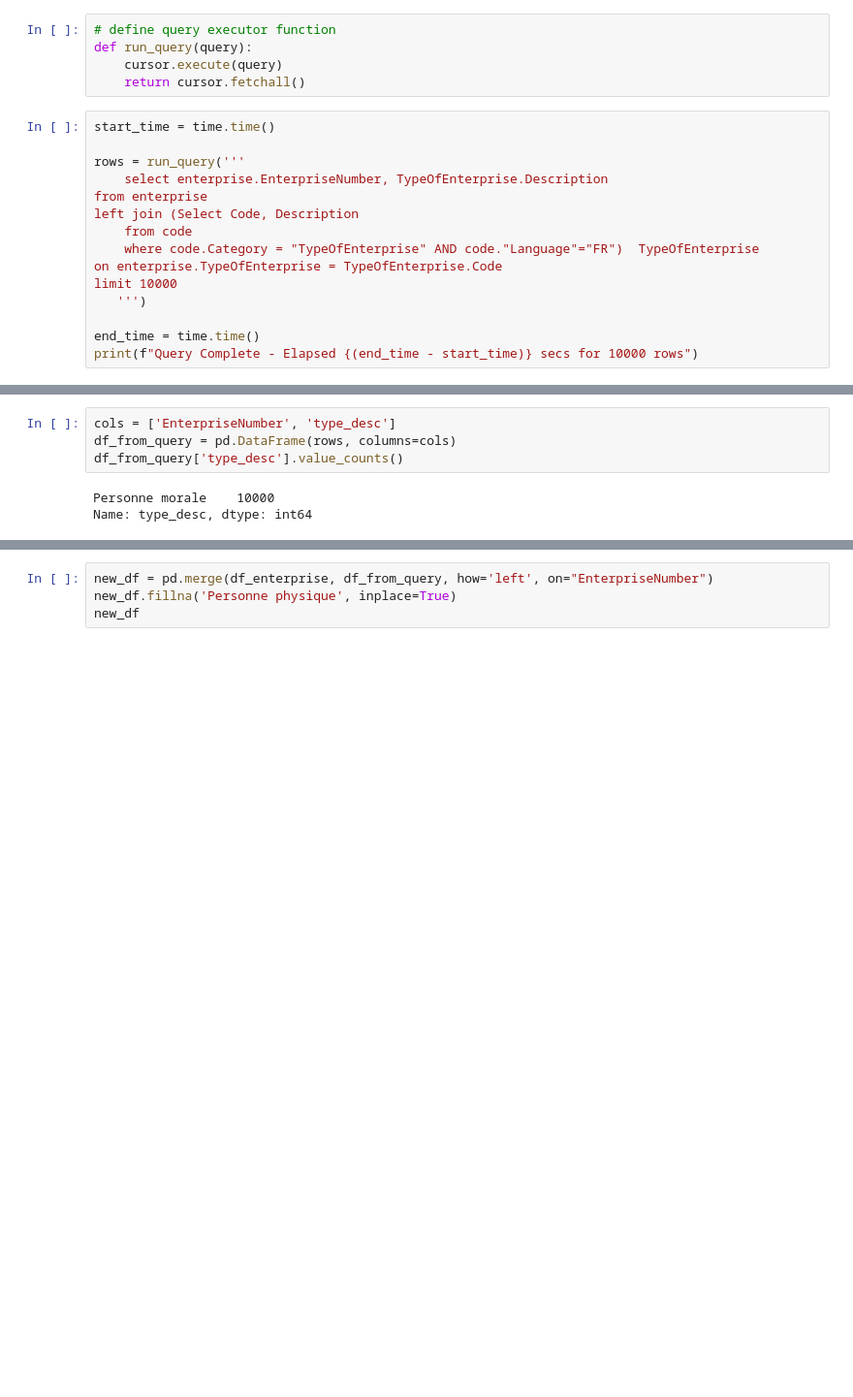
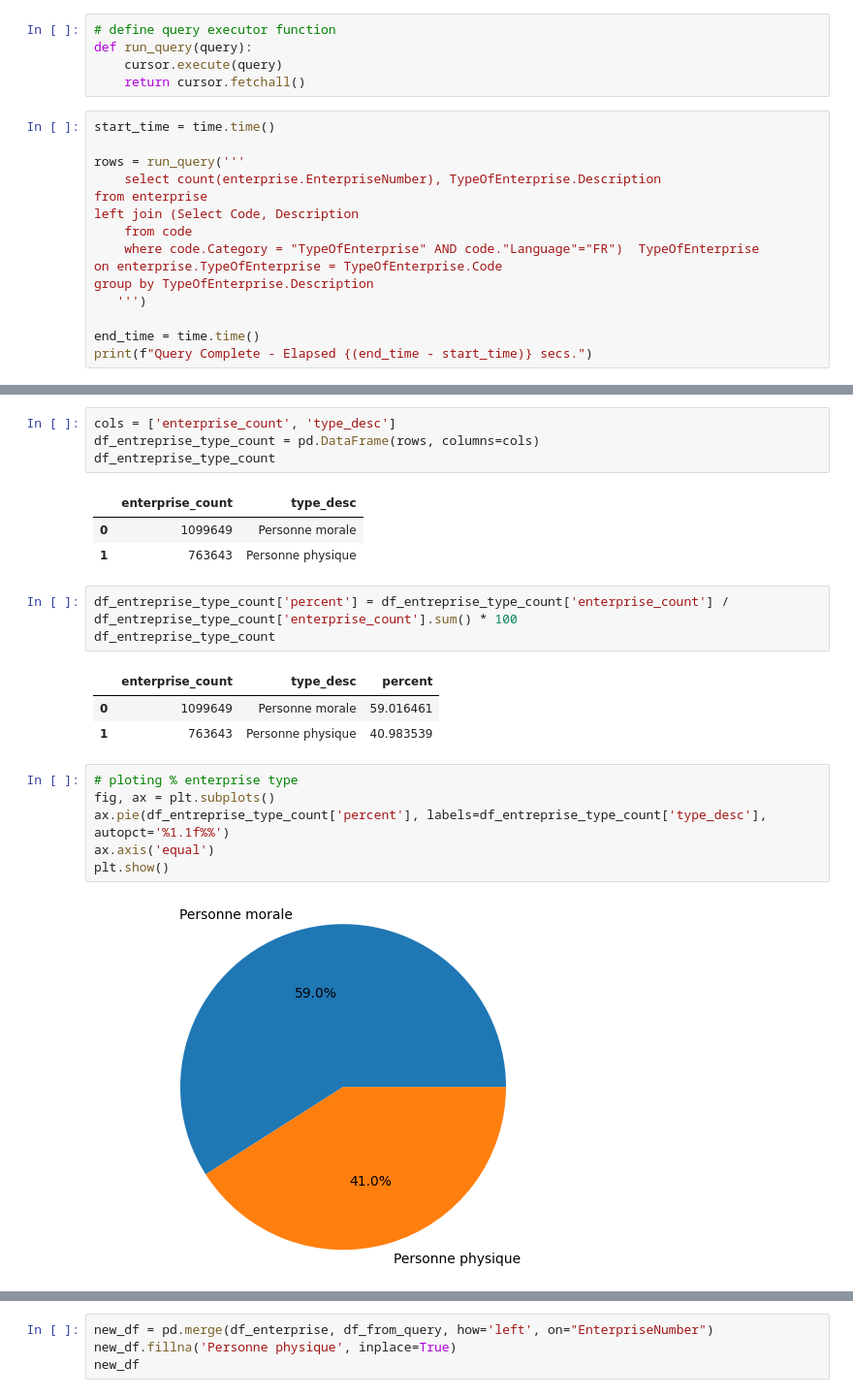
Before and after one commit to tanialemos/data_viz_SQL, a Jupyter notebook: notebook.ipynb, the cells around one changed output, grey strips where cells are left out. Shown at 97% size. Drawn from its saved outputs; the diff is of its cells as text; blank space fills up the shorter version.

Commit message:
queries and plots

```diff
--- a/notebook.ipynb
+++ b/notebook.ipynb
@@ -100,15 +104,15 @@ def run_query(query):
 start_time = time.time()
 
 rows = run_query('''
-    select enterprise.EnterpriseNumber, TypeOfEnterprise.Description
+    select count(enterprise.EnterpriseNumber), TypeOfEnterprise.Description
 from enterprise
 left join (Select Code, Description
 	from code
 	where code.Category = "TypeOfEnterprise" AND code."Language"="FR")  TypeOfEnterprise
 on enterprise.TypeOfEnterprise = TypeOfEnterprise.Code
-limit 10000
+group by TypeOfEnterprise.Description
    ''')
 
 end_time = time.time()
-print(f"Query Complete - Elapsed {(end_time - start_time)} secs for 10000 rows")
+print(f"Query Complete - Elapsed {(end_time - start_time)} secs.")
 # %% [output]
@@ -116,7 +120,24 @@ Query Complete - Elapsed 25.04547142982483 secs for 10000 rows
 # %%
-cols = ['EnterpriseNumber', 'type_desc']
-df_from_query = pd.DataFrame(rows, columns=cols)
-df_from_query['type_desc'].value_counts()
+cols = ['enterprise_count', 'type_desc']
+df_entreprise_type_count = pd.DataFrame(rows, columns=cols)
+df_entreprise_type_count
 # %% [output]
-Personne morale    10000
-Name: type_desc, dtype: int64
+|  | enterprise_count | type_desc |
+| 0 | 1099649 | Personne morale |
+| 1 | 763643 | Personne physique |
+# %%
+df_entreprise_type_count['percent'] = df_entreprise_type_count['enterprise_count'] / df_entreprise_type_count['enterprise_count'].sum() * 100
+df_entreprise_type_count
+# %% [output]
+|  | enterprise_count | type_desc | percent |
+| 0 | 1099649 | Personne morale | 59.016461 |
+| 1 | 763643 | Personne physique | 40.983539 |
+# %%
+# ploting % enterprise type
+fig, ax = plt.subplots()
+ax.pie(df_entreprise_type_count['percent'], labels=df_entreprise_type_count['type_desc'],
+autopct='%1.1f%%')
+ax.axis('equal')
+plt.show()
+# %% [output]
+[figure, added]
```
Also changed, not shown: parts of 8 cells of this notebook, 1 other file.
